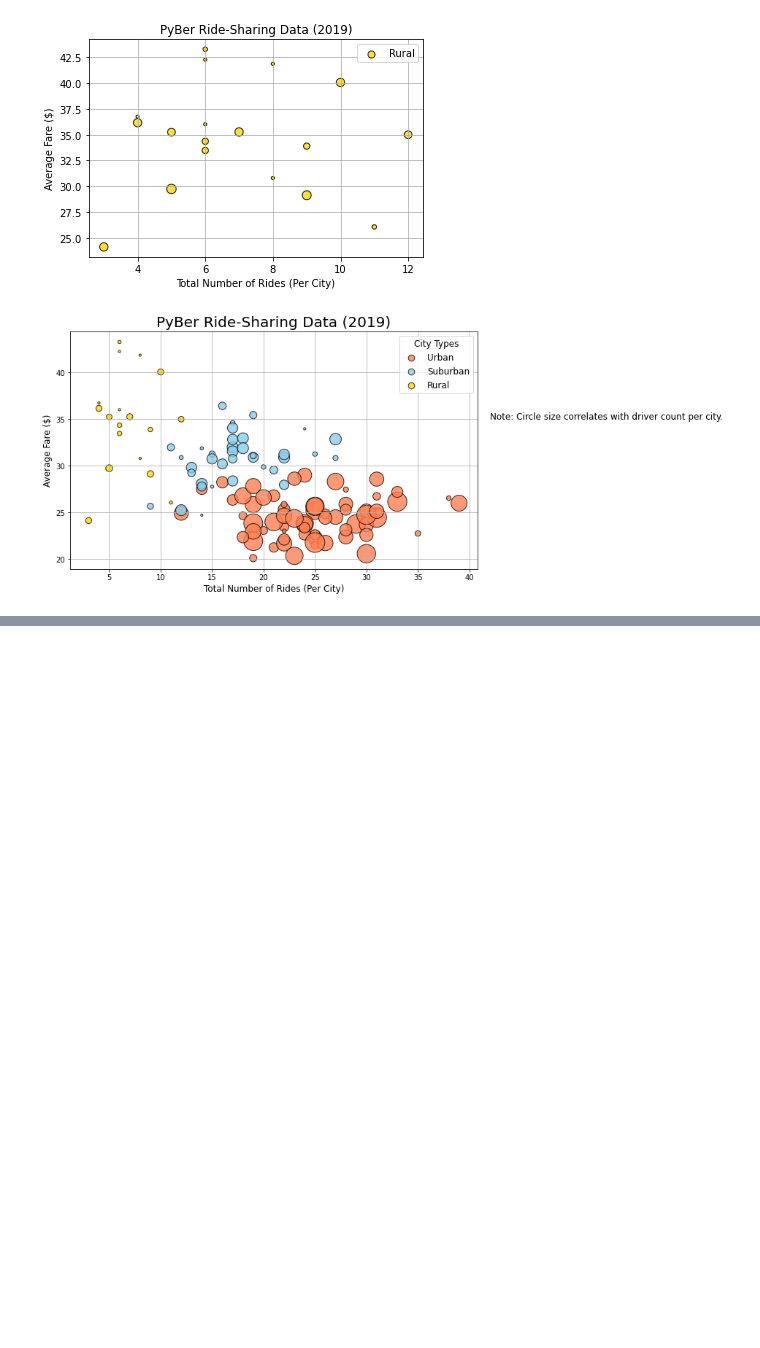
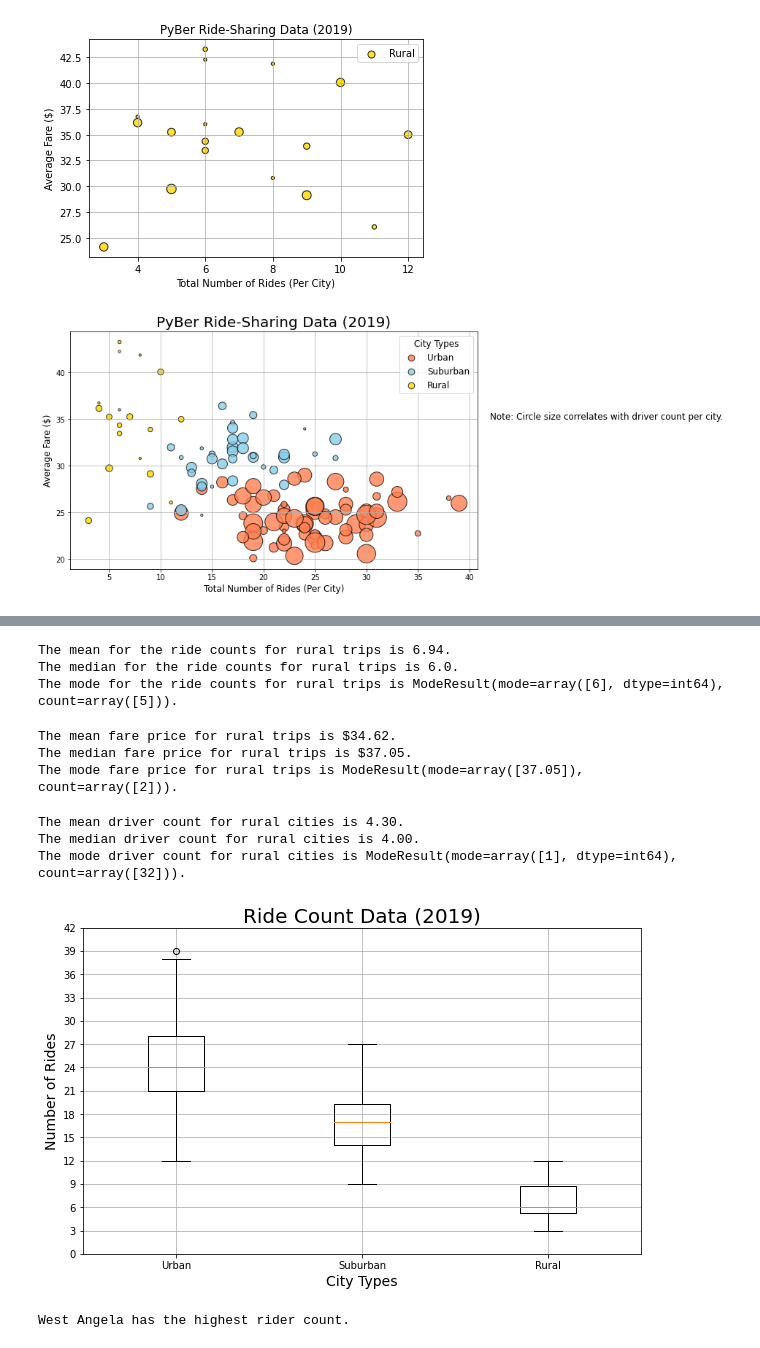
Before and after one commit to rachael-meinders/pyber_analysis, a Jupyter notebook: PyBer.ipynb, the cells around one changed output, grey strips where cells are left out. Cells and saved outputs as stored; diff of their text form; code cells hidden in the pictures; blank space fills up the shorter version.

Commit message:
add summary statistics and charts

```diff
--- a/PyBer.ipynb
+++ b/PyBer.ipynb
@@ -224,0 +309,72 @@ plt.savefig("analysis/Fig1.png")
+# %%
+# Rural ride count summary stats
+# Calculate the measures of central tendency for the ride count for the rural cities.
+mean_rural_ride_count = np.mean(rural_ride_count)
+print(f"The mean for the ride counts for rural trips is {mean_rural_ride_count:.2f}.")
+
+median_rural_ride_count = np.median(rural_ride_count)
+print(f"The median for the ride counts for rural trips is {median_rural_ride_count}.")
+
+mode_rural_ride_count = sts.mode(rural_ride_count)
+print(f"The mode for the ride counts for rural trips is {mode_rural_ride_count}.")
+# %% [output]
+The mean for the ride counts for rural trips is 6.94.
+The median for the ride counts for rural trips is 6.0.
+The mode for the ride counts for rural trips is ModeResult(mode=array([6], dtype=int64), count=array([5])).
+# %%
+# Rural fare summary stats
+# Get the fares for the rural cities.
+rural_fares = rural_cities_df["fare"]
+
+mean_rural_fares = np.mean(rural_fares)
+print(f"The mean fare price for rural trips is ${mean_rural_fares:.2f}.")
+
+median_rural_fares = np.median(rural_fares)
+print(f"The median fare price for rural trips is ${median_rural_fares:.2f}.")
+
+mode_rural_fares = sts.mode(rural_fares)
+print(f"The mode fare price for rural trips is {mode_rural_fares}.")
+# %% [output]
+The mean fare price for rural trips is $34.62.
+The median fare price for rural trips is $37.05.
+The mode fare price for rural trips is ModeResult(mode=array([37.05]), count=array([2])).
+# %%
+# Rural driver count summary statistics
+# Get the driver count data from the rural cities.
+rural_drivers = rural_cities_df['driver_count']
+
+
+mean_driver_count = np.mean(rural_drivers)
+print(f"The mean driver count for rural cities is {mean_driver_count:.2f}.")
+
+median_driver_count = np.median(rural_drivers)
+print(f"The median driver count for rural cities is {median_driver_count:.2f}.")
+
+mode_driver_count = sts.mode(rural_drivers)
+print(f"The mode driver count for rural cities is {mode_driver_count}.")
+# %% [output]
+The mean driver count for rural cities is 4.30.
+The median driver count for rural cities is 4.00.
+The mode driver count for rural cities is ModeResult(mode=array([1], dtype=int64), count=array([32])).
+# %%
+# Add all ride count box-and-whisker plots to the same graph.
+x_labels = ["Urban", "Suburban","Rural"]
+ride_count_data = [urban_ride_count, suburban_ride_count, rural_ride_count]
+fig, ax = plt.subplots(figsize=(10, 6))
+ax.set_title('Ride Count Data (2019)',fontsize=20)
+ax.set_ylabel('Number of Rides',fontsize=14)
+ax.set_xlabel("City Types",fontsize=14)
+ax.boxplot(ride_count_data, labels=x_labels)
+ax.set_yticks(np.arange(0, 45, step=3.0))
+ax.grid()
+# Save the figure.
+plt.savefig("analysis/Fig2.png")
+plt.show()
+# %% [output]
+[figure, added]
+# %%
+# Get the city that matches 39.
+urban_city_outlier = urban_ride_count[urban_ride_count==39].index[0]
+print(f"{urban_city_outlier} has the highest rider count.")
+# %% [output]
+West Angela has the highest rider count.
```
Also changed, not shown: parts of 12 cells of this notebook.
